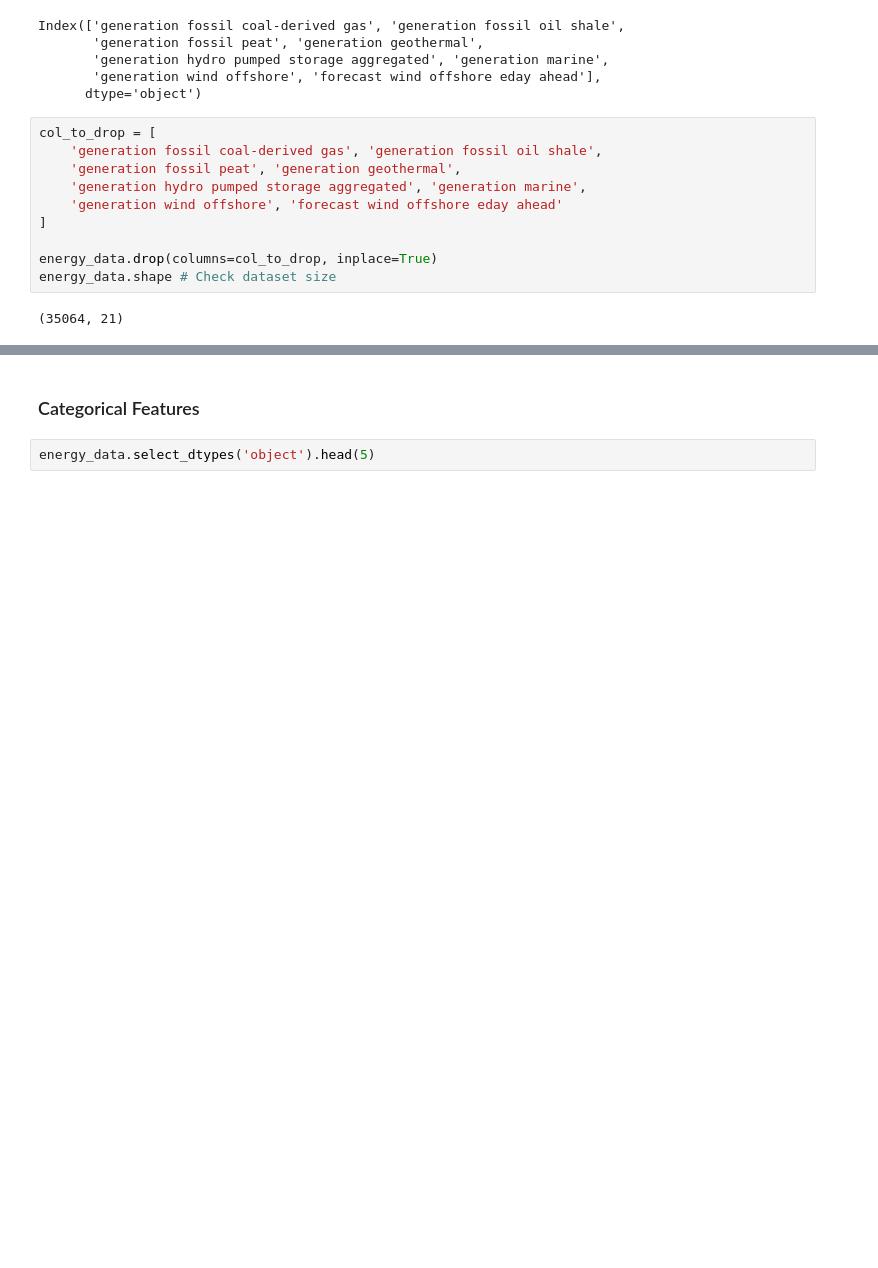
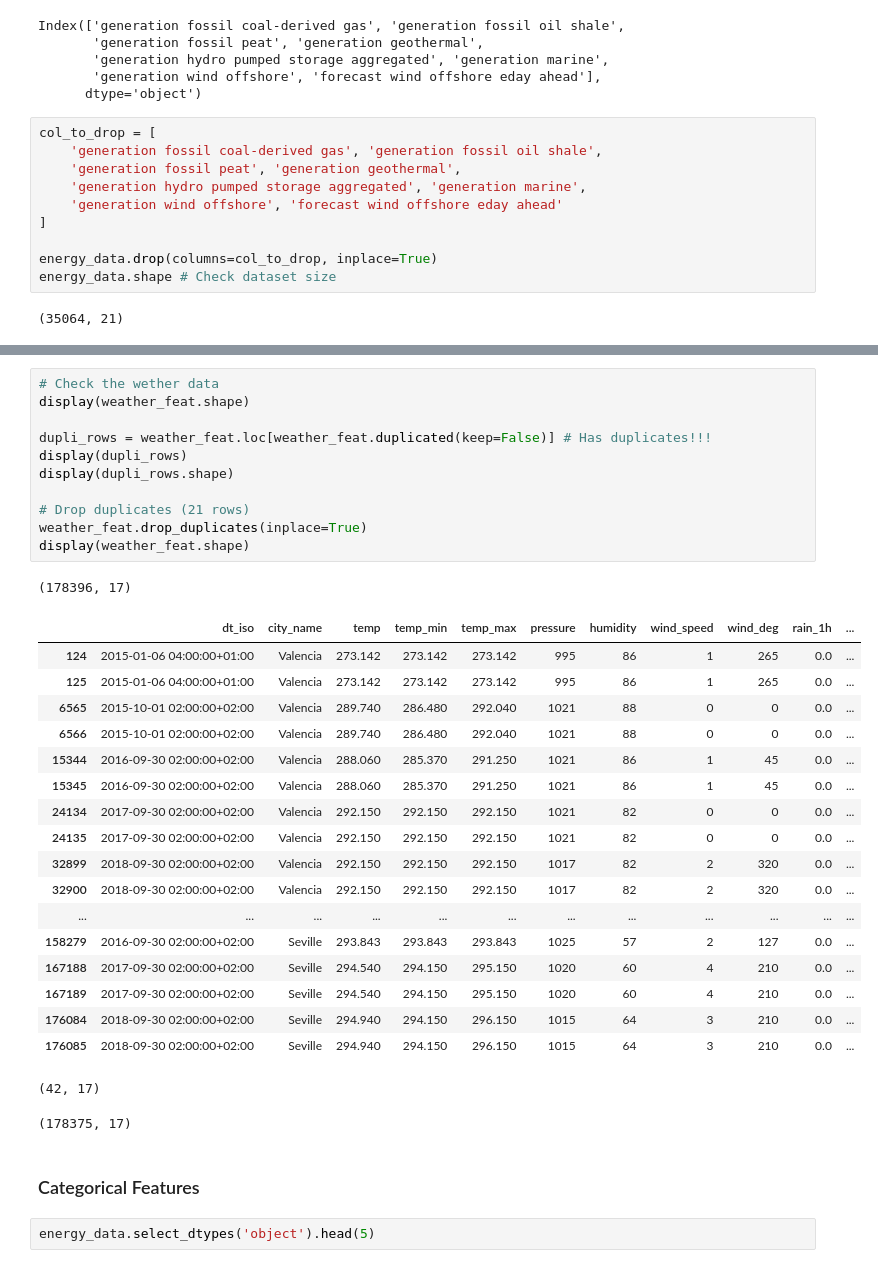
Before and after one commit to mendyhsu/Capstone, a Jupyter notebook: a_data_wrangling.ipynb, the cells around one changed output, grey strips where cells are left out. Drawn from its saved outputs; the diff is of its cells as text; blank space fills up the shorter version.

```diff
--- a/a_data_wrangling.ipynb
+++ b/a_data_wrangling.ipynb
@@ -217,3 +225,35 @@ energy_data.shape # Check dataset size
+# %%
+# Check the wether data
+display(weather_feat.shape)
+
+dupli_rows = weather_feat.loc[weather_feat.duplicated(keep=False)] # Has duplicates!!!
+display(dupli_rows)
+display(dupli_rows.shape)
+
+# Drop duplicates (21 rows)
+weather_feat.drop_duplicates(inplace=True)
+display(weather_feat.shape)
+# %% [output]
+(178396, 17)
+|  | dt_iso | city_name | temp | temp_min | temp_max | pressure | humidity | wind_speed | wind_deg | rain_1h | ... |
+| 124 | 2015-01-06 04:00:00+01:00 | Valencia | 273.142 | 273.142 | 273.142 | 995 | 86 | 1 | 265 | 0.0 | ... |
+| 125 | 2015-01-06 04:00:00+01:00 | Valencia | 273.142 | 273.142 | 273.142 | 995 | 86 | 1 | 265 | 0.0 | ... |
+| 6565 | 2015-10-01 02:00:00+02:00 | Valencia | 289.740 | 286.480 | 292.040 | 1021 | 88 | 0 | 0 | 0.0 | ... |
+| 6566 | 2015-10-01 02:00:00+02:00 | Valencia | 289.740 | 286.480 | 292.040 | 1021 | 88 | 0 | 0 | 0.0 | ... |
+| 15344 | 2016-09-30 02:00:00+02:00 | Valencia | 288.060 | 285.370 | 291.250 | 1021 | 86 | 1 | 45 | 0.0 | ... |
+| 15345 | 2016-09-30 02:00:00+02:00 | Valencia | 288.060 | 285.370 | 291.250 | 1021 | 86 | 1 | 45 | 0.0 | ... |
+| 24134 | 2017-09-30 02:00:00+02:00 | Valencia | 292.150 | 292.150 | 292.150 | 1021 | 82 | 0 | 0 | 0.0 | ... |
+| 24135 | 2017-09-30 02:00:00+02:00 | Valencia | 292.150 | 292.150 | 292.150 | 1021 | 82 | 0 | 0 | 0.0 | ... |
+| 32899 | 2018-09-30 02:00:00+02:00 | Valencia | 292.150 | 292.150 | 292.150 | 1017 | 82 | 2 | 320 | 0.0 | ... |
+| 32900 | 2018-09-30 02:00:00+02:00 | Valencia | 292.150 | 292.150 | 292.150 | 1017 | 82 | 2 | 320 | 0.0 | ... |
+| ... | ... | ... | ... | ... | ... | ... | ... | ... | ... | ... | ... |
+| 158279 | 2016-09-30 02:00:00+02:00 | Seville | 293.843 | 293.843 | 293.843 | 1025 | 57 | 2 | 127 | 0.0 | ... |
+| 167188 | 2017-09-30 02:00:00+02:00 | Seville | 294.540 | 294.150 | 295.150 | 1020 | 60 | 4 | 210 | 0.0 | ... |
+| 167189 | 2017-09-30 02:00:00+02:00 | Seville | 294.540 | 294.150 | 295.150 | 1020 | 60 | 4 | 210 | 0.0 | ... |
+| 176084 | 2018-09-30 02:00:00+02:00 | Seville | 294.940 | 294.150 | 296.150 | 1015 | 64 | 3 | 210 | 0.0 | ... |
+| 176085 | 2018-09-30 02:00:00+02:00 | Seville | 294.940 | 294.150 | 296.150 | 1015 | 64 | 3 | 210 | 0.0 | ... |
+(42, 17)
+(178375, 17)
 # %% [markdown]
 ### Categorical Features
 # %%
```
Also changed, not shown: parts of 16 cells of this notebook, 2 other files.
